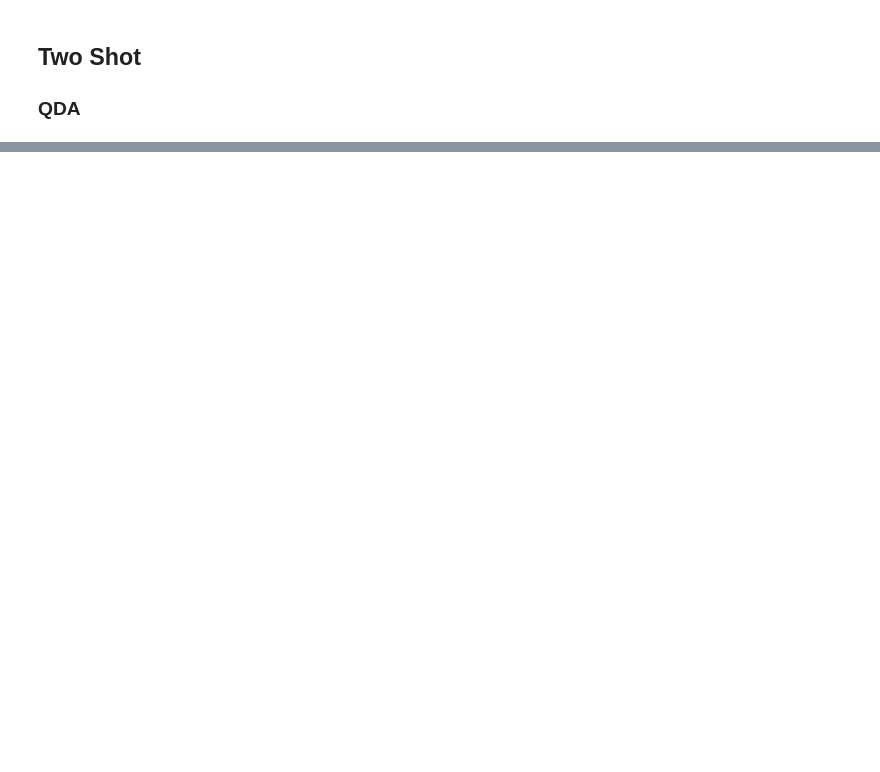
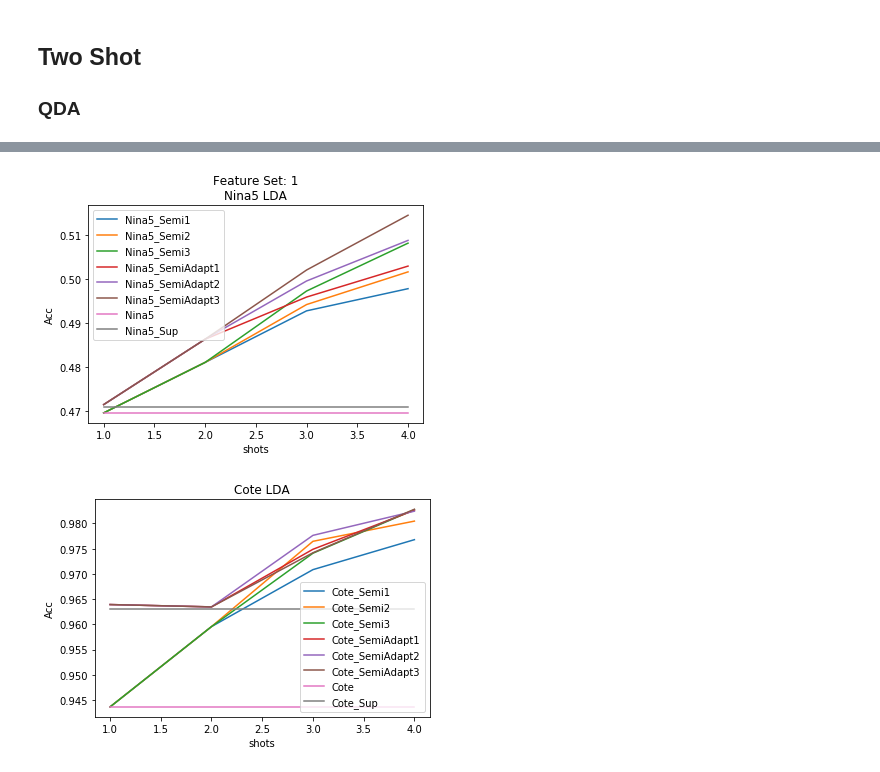
Before and after one commit to andresjarami/OnlineDAclassifier, a Jupyter notebook: Experiments/Experiment1_TimelessDB/Experiment1.ipynb, the cells around one changed output, grey strips where cells are left out. Saved outputs shown, nothing was run; the diff lists cells and outputs as text; code cells hidden in the pictures; blank space fills up the shorter version.

Commit message:
add results

```diff
--- a/Experiments/Experiment1_TimelessDB/Experiment1.ipynb
+++ b/Experiments/Experiment1_TimelessDB/Experiment1.ipynb
@@ -27,7 +27,7 @@ import matplotlib.pyplot as plt
 # %% [markdown]
 Load of the DA-based adaptation techniques' results over the three databases (First Research Question).
 # %%
-place='../../../DA-basedAdaptationTechnique/FewShotLearningEMG/Experiments/Experiment1/ResultsExp1/'
+place='../ResultsExp1_RQ1/'
 
 # Nina Pro 5 database
 database='NinaPro5'
@@ -45,6 +43,2 @@ FileNotFoundError: [Errno 2] File ../../../DA-basedAdaptationTechnique/FewShotLe
 # %% [markdown]
 ### load data
-# %%
-resultsNina5RQ2= pd.read_csv("Nina5_Uns.csv")
-resultsCoteRQ2= pd.read_csv("Cote_Uns.csv")
-resultsEPNRQ2= pd.read_csv("EPN_Uns.csv")
@@ -368,0 +411,4 @@ pd.'Cote_FeatureSet_1_startPerson_20_endPerson_36_shotStart_1'
+# %%
+newResultsCote=uploadResultsDatabase('results/', 'Cote')
+newResultsNina5=uploadResultsDatabase('results/', 'Nina5')
+newResultsCote
@@ -368,0 +431,8 @@ pd.'Cote_FeatureSet_1_startPerson_20_endPerson_36_shotStart_1'
+# %%
+
+def vectroGraph(prop,adapt_normal,base,featureSet):
+    vector=np.zeros(4)
+    vector[0]=base[adapt_normal].loc[(base['# shots']==2)&(base['Feature Set']==featureSet)].mean()
+    for i in range(1,4):
+        vector[i]=base[prop].loc[(base['# shots']==i+1)&(base['Feature Set']==featureSet)].mean()
+    return vector
@@ -368,0 +522,8 @@ pd.'Cote_FeatureSet_1_startPerson_20_endPerson_36_shotStart_1'
+# %%
+featureSet=1
+DA='LDA'
+propDA='_L'
+graphVector(featureSet,DA,propDA,newResultsNina5,newResultsCote)
+# %% [output]
+[figure, added]
+[figure, added]
```
Also changed, not shown: parts of 13 cells of this notebook, 3 other files.
